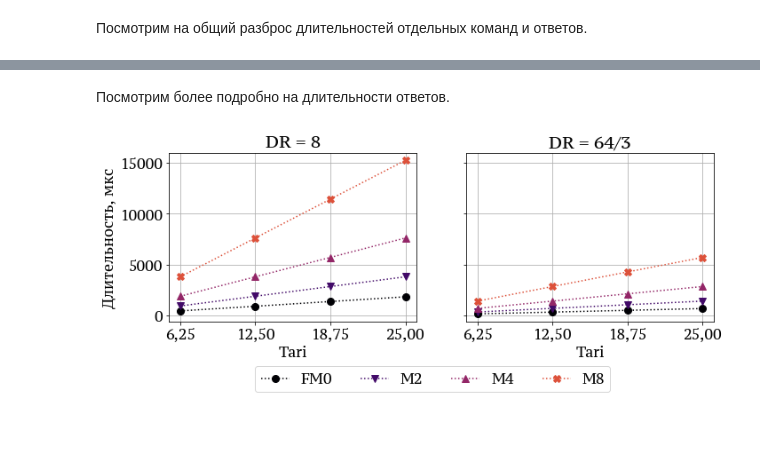
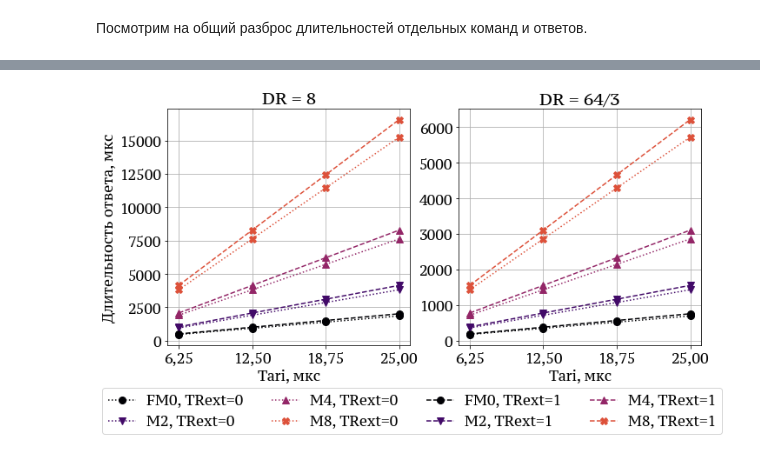
Before and after one commit to kruglov-mipt/diplom, a Jupyter notebook: experiments/Rounds.ipynb, the cells around one changed output, grey strips where cells are left out. Drawn from its saved outputs; the diff is of its cells as text; code cells hidden in the pictures; blank space fills up the shorter version.

```diff
--- a/experiments/Rounds.ipynb
+++ b/experiments/Rounds.ipynb
@@ -174,6 +174,7 @@ def build_messages_df():
 
         rows.append({
             'Tari': tari_us,
+            'RTcal': rtcal * 1_000_000,
             'TRcal': trcal * 1_000_000,
             'M': m,
             'DR': dr,
@@ -323,41 +292,51 @@ plot_boxes_of_tari()
-# %% [markdown]
-Посмотрим более подробно на длительности ответов.
 # %%
 def plot_t2r_props(out: Union[str, Sequence[str]] = ()):
-    fig, (ax0, ax1) = plt.subplots(figsize=(11, 3.5), nrows=1, ncols=2, sharey=True)
+    fig, (ax0, ax1) = plt.subplots(figsize=(11, 5), nrows=1, ncols=2)
 
     markers = ["o", "v", "^", "X"]
-    df = DF[DF.TRext == False][["Tari", "M", "DR", "EPC+PC+CRC", "BLF"]]
-    df0 = df[df.DR == DR.DR_8]
-    df1 = df[df.DR == DR.DR_643]
+    linestyles = [':', '--']
 
-    for i, m in enumerate(M):
-        y0 = [df0[(df0.Tari == t) & (df0.M == m)]['EPC+PC+CRC'] for t in TARI_US]
-        y1 = [df1[(df1.Tari == t) & (df1.M == m)]['EPC+PC+CRC'] for t in TARI_US]
-        c = get_color(i / len(M) * 0.8)
-        ax0.plot(TARI_US, y0, linestyle=':', marker=markers[i], markersize=8,
-                 label=f"{m.name}", color=c)
-        ax1.plot(TARI_US, y1, linestyle=':', marker=markers[i], markersize=8,
-                 label=f"{m.name}", color=c)
+    for i, trext in enumerate([False, True]):
+        df = DF[DF.TRext == trext][["Tari", "M", "DR", "EPC+PC+CRC", "BLF"]]
+        df0 = df[df.DR == DR.DR_8]
+        df1 = df[df.DR == DR.DR_643]
+        ls = linestyles[i]
+
+        for j, m in enumerate(M):
+
+            y0 = [df0[(df0.Tari == t) & (df0.M == m)]['EPC+PC+CRC']
+                  for t in TARI_US]
+
+            y1 = [df1[(df1.Tari == t) & (df1.M == m)]['EPC+PC+CRC']
+                  for t in TARI_US]
+
+            c = get_color(j / len(M) * 0.8)
+            marker = markers[j]
+
+            label = f"{m.name}, TRext={1 if trext else 0}"
+            ax0.plot(TARI_US, y0, linestyle=ls, color=c,
+                     marker=marker, markersize=8, label=label)
+            ax1.plot(TARI_US, y1, linestyle=ls, color=c,
+                     marker=marker, markersize=8, label=label)
 
     for ax in (ax0, ax1):
         ax.set_xticks(TARI_US)
-        ax.set_xlabel("Tari")
+        ax.set_xlabel("Tari, мкс")
         ax.grid()
 
-    ax0.set_ylabel("Длительность, мкс")
+    ax0.set_ylabel("Длительность ответа, мкс")
     ax0.set_title("DR = 8")
     ax1.set_title("DR = 64/3")
 
     set_axes_formatter(ax0, ax1, use_y=True)
     handles, labels = ax0.get_legend_handles_labels()
     fig.legend(handles, labels, loc='lower center',
-               bbox_to_anchor=(0.5, -0.22), ncol=4)
+               bbox_to_anchor=(0.48, -0.18), ncol=4)
     savefig(out)
 
 plot_t2r_props(out=("ch2_response_durations.pdf", "ch2_response_durations.png"))
 # %% [output]
-[figure, old version]
+[figure, new version]
 # %% [markdown]
 ## Вычисление длительности раунда с одной меткой
 
```
Also changed, not shown: parts of 10 cells of this notebook, 19 other files.
